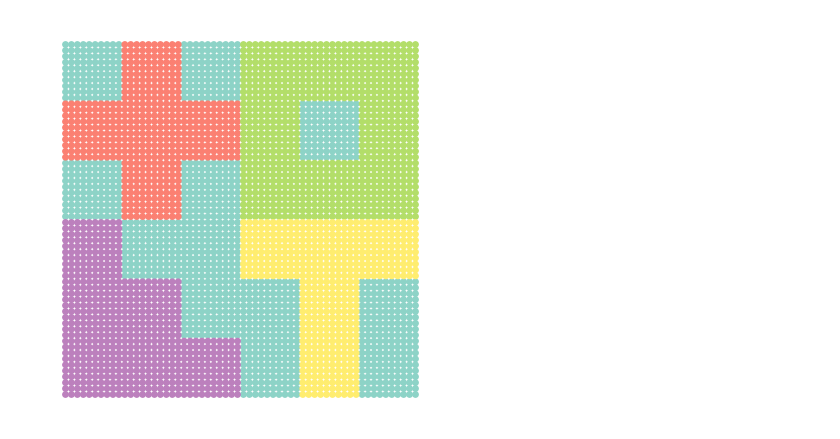
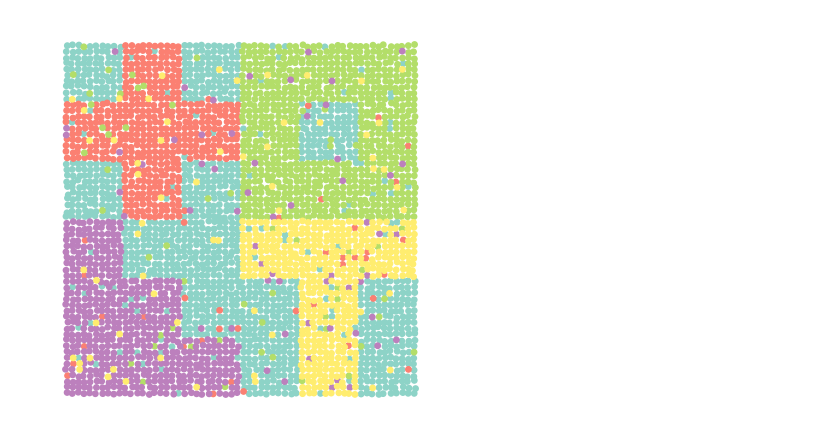
Before and after one commit to craigfouts/asterism, a Jupyter notebook: notebooks/sandbox.ipynb, the cells around one changed output. Cells and saved outputs as stored; diff of their text form; code cells hidden in the pictures.

```diff
--- a/notebooks/sandbox.ipynb
+++ b/notebooks/sandbox.ipynb
@@ -21,5 +25,5 @@ from asterism.utils.figs import show_dataset
-# %%
-data, locs, labels = make_dataset(return_tensor=True)
-show_dataset(locs, labels)
-# %% [output]
-[figure, removed]
+# %%
+data, locs, labels = make_dataset(wiggle=.1, mix=.1, return_tensor=True)
+show_dataset(locs, labels)
+# %% [output]
+[figure, added]
```
Also changed, not shown: parts of 1 cell of this notebook, 11 other files.
